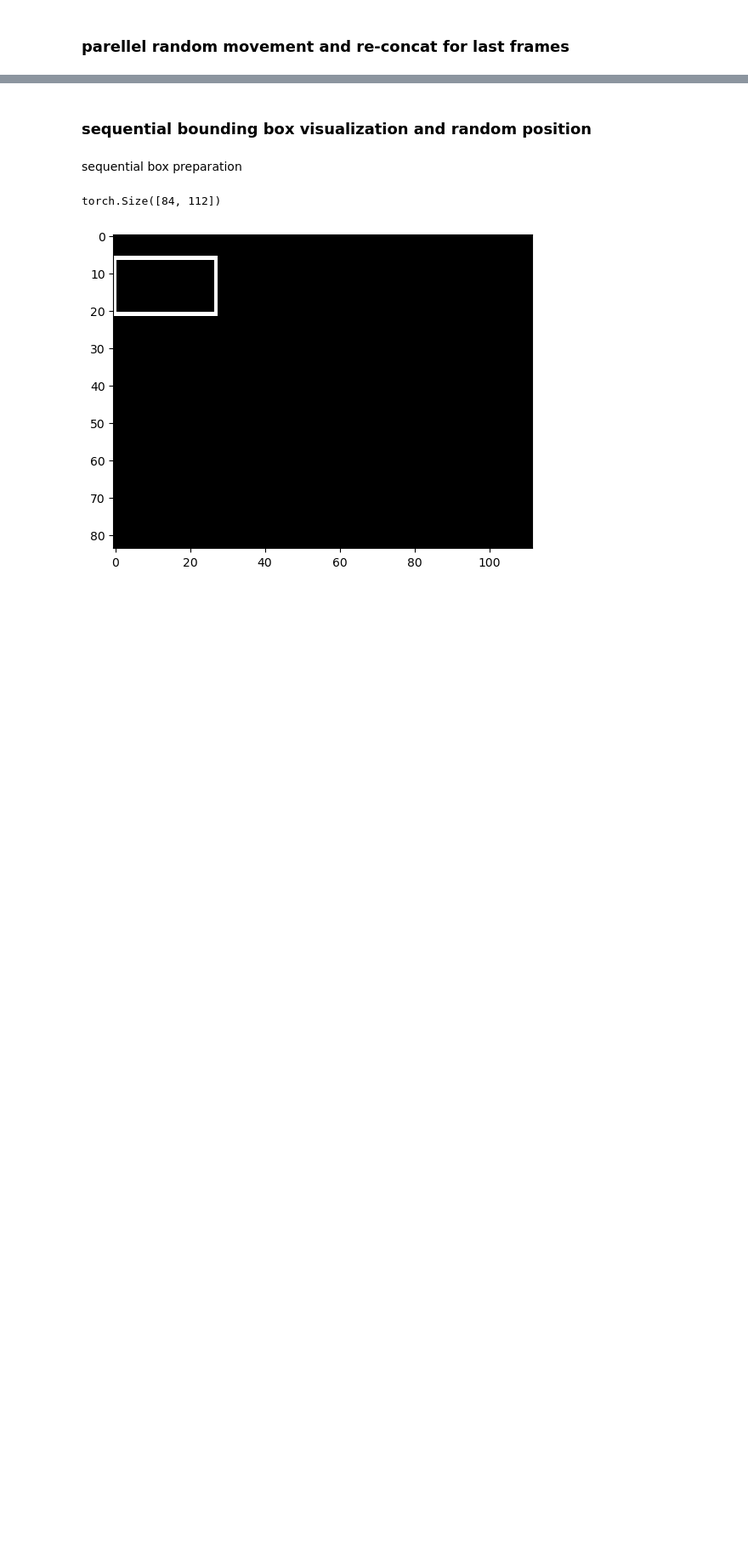
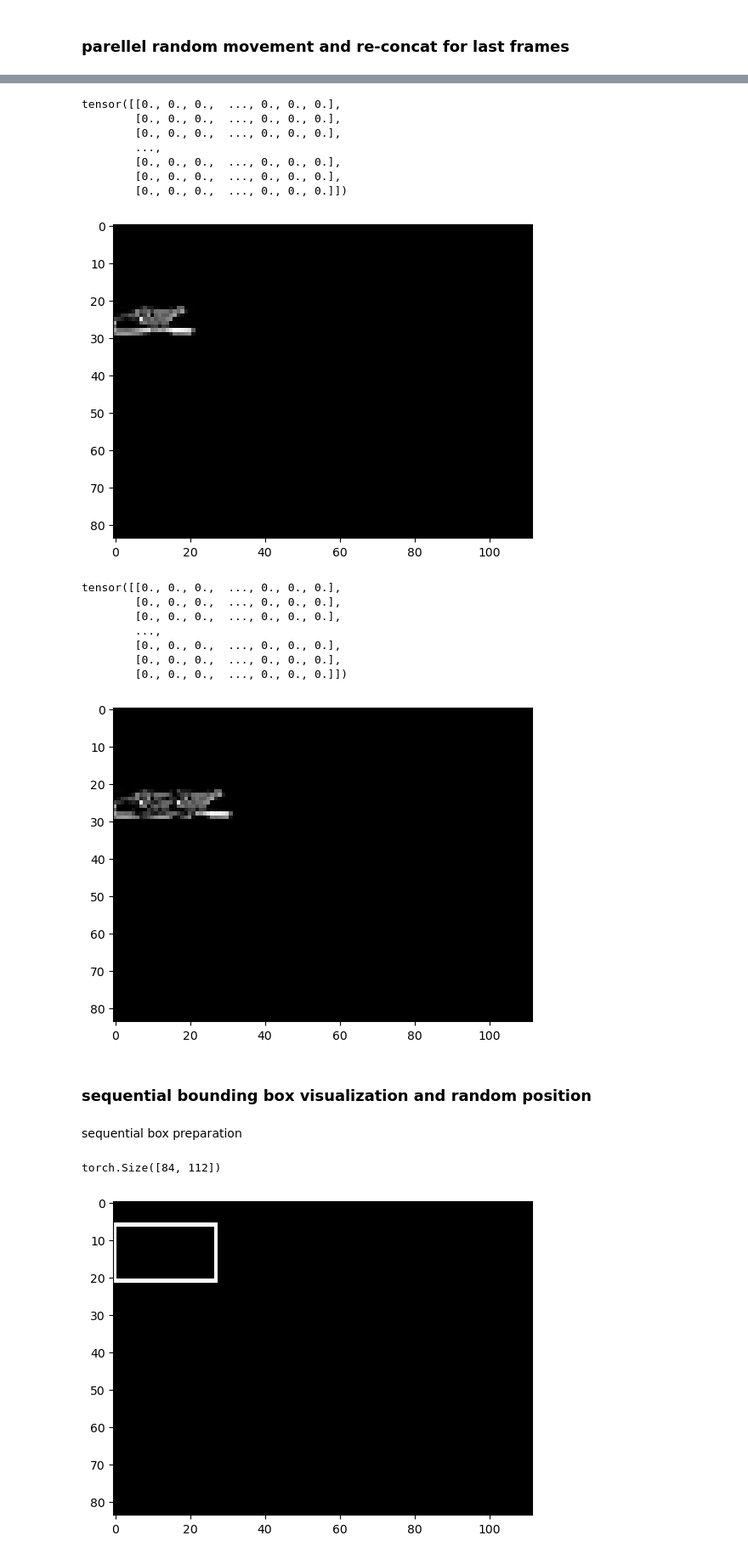
Before and after one commit to ShaoKAi100812/BB_prediction, a Jupyter notebook: fashion-mnist-aug.ipynb, the cells around one changed output, grey strips where cells are left out. Shown: that part at 85% size. Cells and saved outputs as stored; diff of their text form; code cells hidden in the pictures; blank space fills up the shorter version.

```diff
--- a/fashion-mnist-aug.ipynb
+++ b/fashion-mnist-aug.ipynb
@@ -288,3 +315,27 @@ new start position [x, y] = [ 15 , 59 ]
+# %%
+# testing difference viewing
+plt.imshow(y_moved[0], cmap='gray')
+print(y_moved[0])
+pause(0.1)
+plt.imshow(abs(y_moved[1]-y_moved[0]), cmap='gray')
+print(abs(y_moved[1]-y_moved[0]))
+# %% [output]
+tensor([[0., 0., 0.,  ..., 0., 0., 0.],
+        [0., 0., 0.,  ..., 0., 0., 0.],
+        [0., 0., 0.,  ..., 0., 0., 0.],
+        ...,
+        [0., 0., 0.,  ..., 0., 0., 0.],
+        [0., 0., 0.,  ..., 0., 0., 0.],
+        [0., 0., 0.,  ..., 0., 0., 0.]])
+[figure, added]
+tensor([[0., 0., 0.,  ..., 0., 0., 0.],
+        [0., 0., 0.,  ..., 0., 0., 0.],
+        [0., 0., 0.,  ..., 0., 0., 0.],
+        ...,
+        [0., 0., 0.,  ..., 0., 0., 0.],
+        [0., 0., 0.,  ..., 0., 0., 0.],
+        [0., 0., 0.,  ..., 0., 0., 0.]])
+[figure, added]
 # %% [markdown]
 ### sequential bounding box visualization and random position
 # %%
```
Also changed, not shown: parts of 14 cells of this notebook, 1 other file.
